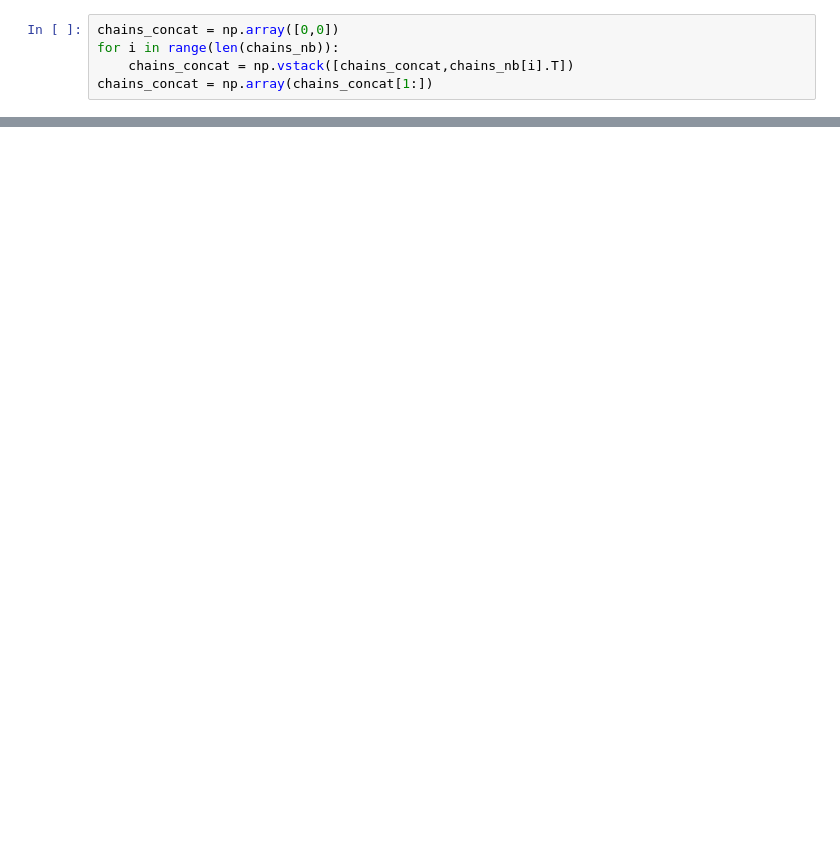
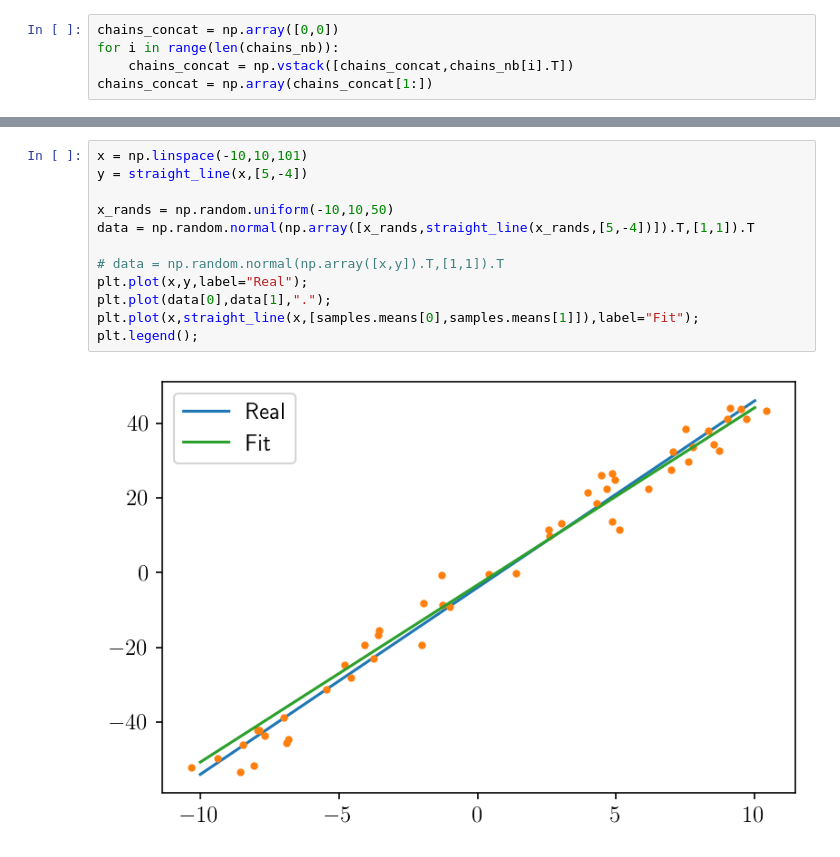
Before and after one commit to ChavezUriel/CosmoProj3, a Jupyter notebook: Straight_Line_Fit.ipynb, the cells around one changed output, grey strips where cells are left out. Drawn from its saved outputs; the diff is of its cells as text; blank space fills up the shorter version.

```diff
--- a/Straight_Line_Fit.ipynb
+++ b/Straight_Line_Fit.ipynb
@@ -123,0 +137,14 @@ Removed no burn in
+# %%
+x = np.linspace(-10,10,101)
+y = straight_line(x,[5,-4])
+
+x_rands = np.random.uniform(-10,10,50)
+data = np.random.normal(np.array([x_rands,straight_line(x_rands,[5,-4])]).T,[1,1]).T
+
+# data = np.random.normal(np.array([x,y]).T,[1,1]).T
+plt.plot(x,y,label="Real");
+plt.plot(data[0],data[1],".");
+plt.plot(x,straight_line(x,[samples.means[0],samples.means[1]]),label="Fit");
+plt.legend();
+# %% [output]
+[figure, added]
```
Also changed, not shown: parts of 9 cells of this notebook, 1 other file.
